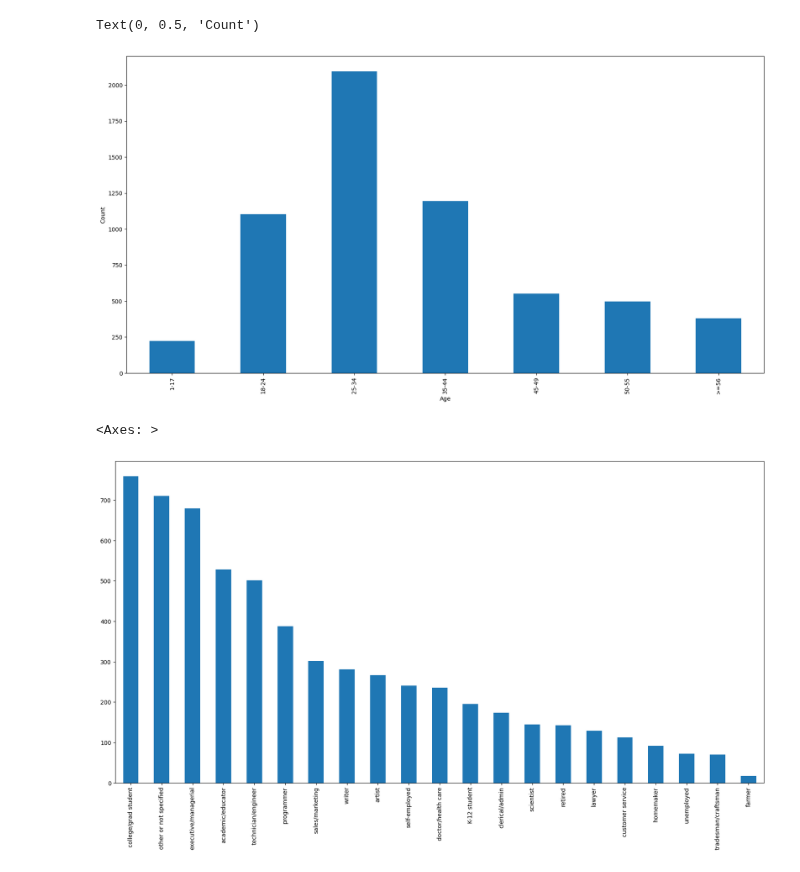
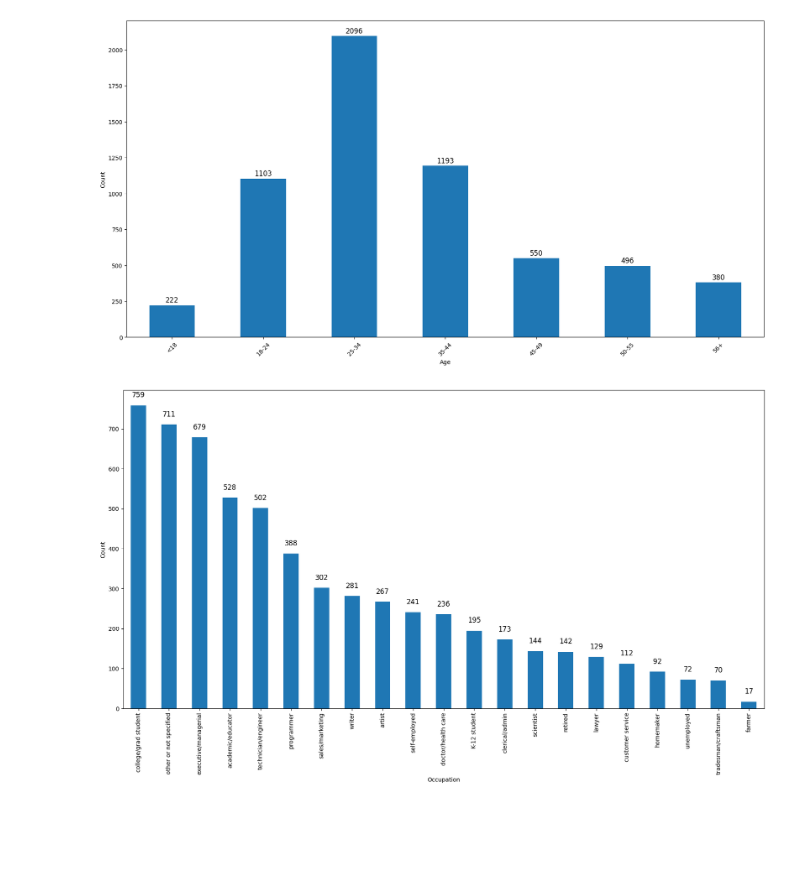
Before and after one commit to FabioArdi/morebo, a Jupyter notebook: EDA.ipynb, the cells around one changed output. Saved outputs shown, nothing was run; the diff lists cells and outputs as text; code cells hidden in the pictures; blank space fills up the shorter version.

Commit message:
made several plots to illustrate the data

```diff
--- a/EDA.ipynb
+++ b/EDA.ipynb
@@ -76,0 +126,17 @@ users['gender'].value_counts().plot(kind='bar', figsize=(20,10))
+# %%
+# Map gender codes to labels
+gender_labels = {'M': 'Male', 'F': 'Female'}
+
+# Create a barchart for the genders in the users dataframe
+ax = users['gender'].map(gender_labels).value_counts().plot(kind='bar', figsize=(20,10))
+
+# Set the x- and y-axis labels
+ax.set_xlabel('Gender')
+ax.set_ylabel('Count')
+
+# Add annotations for the count above each bar
+for i, v in enumerate(users['gender'].map(gender_labels).value_counts()):
+    ax.annotate(str(v), xy=(i, v + 20), ha='center', fontsize=12)
+
+plt.xticks(rotation=45)
+plt.show()
@@ -77,43 +145,65 @@ users['gender'].value_counts().plot(kind='bar', figsize=(20,10))
 # %%
+# Define the age categories
+age_categories = ['<18', '18-24', '25-34', '35-44', '45-49', '50-55', '56+']
+
 # Create a barchart for the ages in the users dataframe
 ax = users['age'].value_counts().sort_index().plot(kind='bar', figsize=(20,10))
 
 # Set the x-axis labels to the age categories
-ax.set_xticklabels(['1-17', '18-24', '25-34', '35-44', '45-49', '50-55', '>=56'])
+ax.set_xticklabels(age_categories)
+
+# Set the x- and y-axis labels
 ax.set_xlabel('Age')
 ax.set_ylabel('Count')
+
+# Add annotations for the count above each bar
+for i, v in enumerate(users['age'].value_counts().sort_index()):
+    ax.annotate(str(v), xy=(i, v + 20), ha='center', fontsize=12)
+
+plt.xticks(rotation=45)
+plt.show()
 # %% [output]
-Text(0, 0.5, 'Count')
-[figure, old version]
+[figure, new version]
 # %%
 # Define a dictionary to map numeric occupation values to text labels
 occupation_labels = {0: "other or not specified",
                      1: "academic/educator",
                      2: "artist",
                      3: "clerical/admin",
                      4: "college/grad student",
                      5: "customer service",
                      6: "doctor/health care",
                      7: "executive/managerial",
                      8: "farmer",
                      9: "homemaker",
                      10: "K-12 student",
                      11: "lawyer",
                      12: "programmer",
                      13: "retired",
                      14: "sales/marketing",
                      15: "scientist",
                      16: "self-employed",
                      17: "technician/engineer",
                      18: "tradesman/craftsman",
                      19: "unemployed",
                      20: "writer"}
 
 # Replace the numeric occupation values with text labels using the map method
 users['occupation'] = users['occupation'].map(occupation_labels)
 
 # Plot a bar chart of the occupations in the users dataframe
-users['occupation'].value_counts().plot(kind='bar', figsize=(20,10))
+fig, ax = plt.subplots(figsize=(20, 10))
+users['occupation'].value_counts().plot(kind='bar', ax=ax)
+
+# Add annotations for the count above each bar
+for i, v in enumerate(users['occupation'].value_counts()):
+    ax.annotate(str(v), xy=(i, v + 20), ha='center', fontsize=12)
+
+# Set the x- and y-axis labels
+ax.set_xlabel('Occupation')
+ax.set_ylabel('Count')
+
+plt.xticks(rotation=45)
+plt.show()
 # %% [output]
-<Axes: >
-[figure, old version]
+[figure, new version]
```
Also changed, not shown: parts of 9 cells of this notebook.
